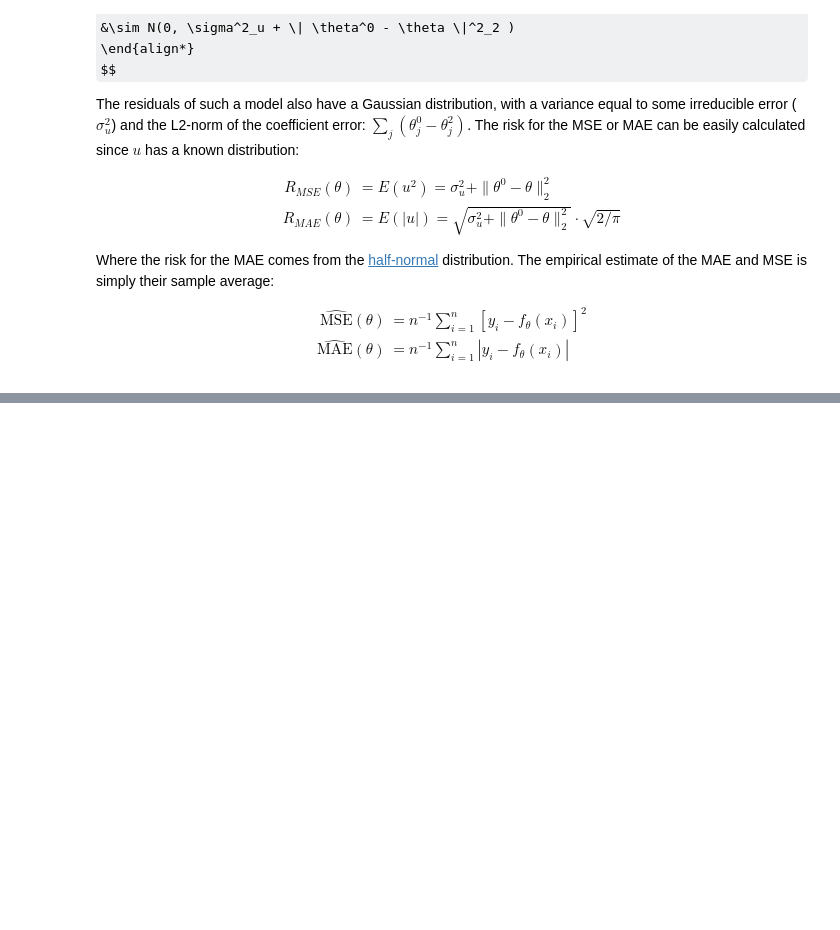
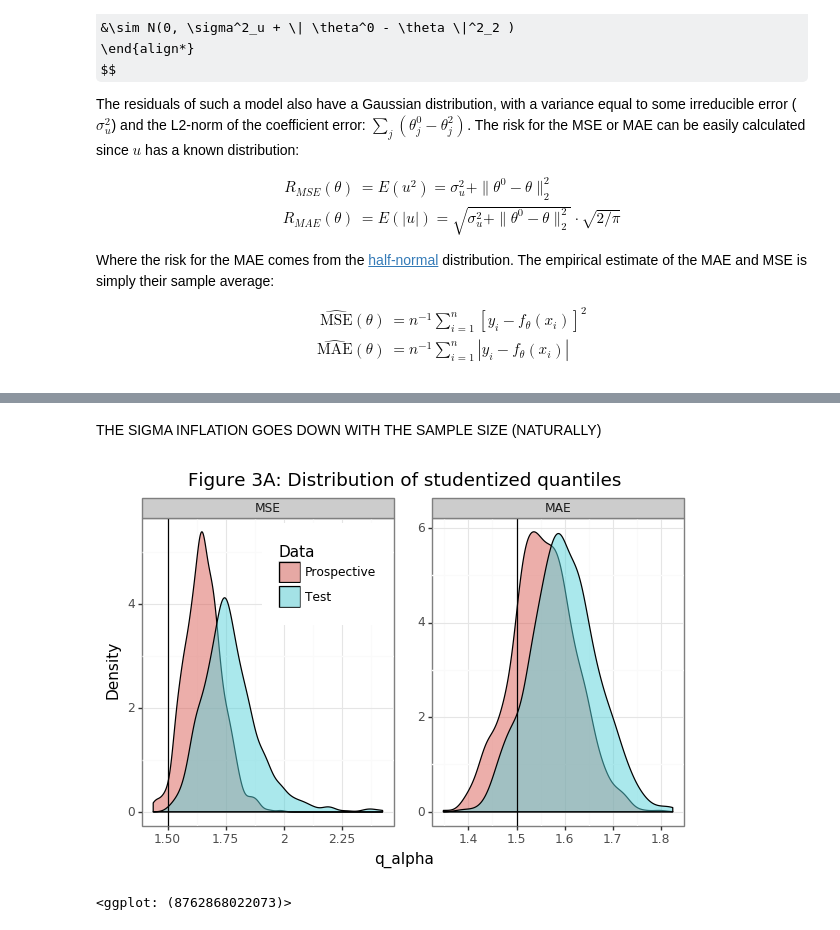
Before and after one commit to erikdrysdale/erikdrysdale.github.io, a Jupyter notebook: _rmd/extra_regression/power_for_regression_metrics.ipynb, the cells around one changed output, grey strips where cells are left out. Saved outputs shown, nothing was run; the diff lists cells and outputs as text; code cells hidden in the pictures; some formulas as TeX source; blank space fills up the shorter version.

```diff
--- a/_rmd/extra_regression/power_for_regression_metrics.ipynb
+++ b/_rmd/extra_regression/power_for_regression_metrics.ipynb
@@ -428,0 +631,19 @@ Throughout this post we will use both the MAE and MSE as possible statistics of
+# %% [markdown]
+THE SIGMA INFLATION GOES DOWN WITH THE SAMPLE SIZE (NATURALLY)
+# %%
+dat_k = df_sim.melt('idx',['k_mse','k_mae','k_mse_prosp','k_mae_prosp'],'tmp').assign(tmp=lambda x: x.tmp.str.replace('k_',''))
+dat_k = dat_k.assign(metric=lambda x: np.where(x.tmp.str.contains('mse'),'mse','mae'),
+             dset=lambda x: np.where(x.tmp.str.contains('prosp'),'prosp','test')).drop(columns='tmp')
+dat_k = dat_k.assign(metric=lambda x: pd.Categorical(x.metric,['mse','mae']))
+
+plotnine.options.figure_size = (7, 4)
+gg_k = (ggplot(dat_k,aes(x='value',fill='dset')) + theme_bw() +
+        geom_density(alpha=0.5) + geom_vline(xintercept=k) +
+        facet_wrap('~metric',scales='free',labeller=labeller(metric={'mse':'MSE','mae':'MAE'})) +
+        scale_fill_discrete(name='Data',labels=['Prospective','Test']) +
+        theme(subplots_adjust={'wspace': 0.15},legend_position=(0.39,0.74)) +
+        labs(x='q_alpha',y='Density') + ggtitle('Figure 3A: Distribution of studentized quantiles'))
+gg_k
+# %% [output]
+[figure, added]
+<ggplot: (8762868022073)>
```
Also changed, not shown: parts of 20 cells of this notebook.
